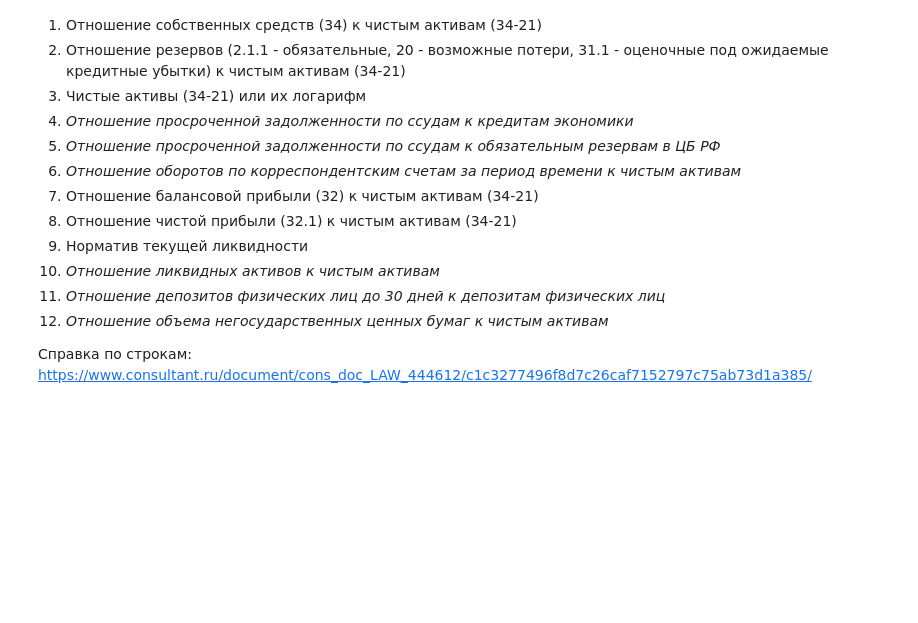
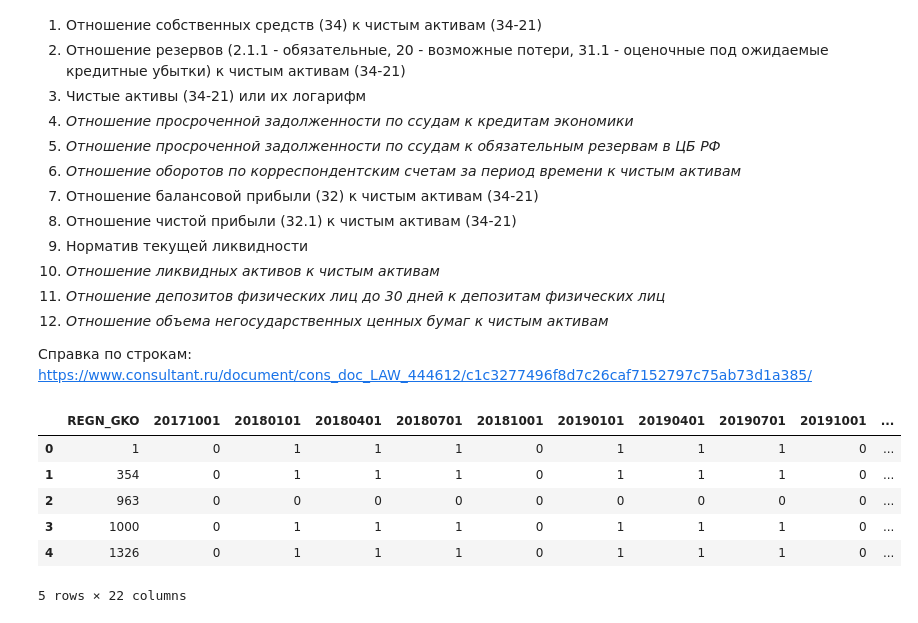
Before and after one commit to evelinakolomoets/irb-scoring, a Jupyter notebook: data_collection.ipynb, the cells around one changed output. Saved outputs shown, nothing was run; the diff lists cells and outputs as text; code cells hidden in the pictures; blank space fills up the shorter version.

Commit message:
add szko & head offices

```diff
--- a/data_collection.ipynb
+++ b/data_collection.ipynb
@@ -440,3 +448,15 @@ X9 = liquidity_norm
 # X10
 # X11
 # X12
+# %%
+szko_df = pd.read_csv('data/szko.csv', sep=';', index_col=0, dtype='str')#.iloc[:, :22]
+
+szko_df.head()
+# %% [output]
+|  | REGN_GKO | 20171001 | 20180101 | 20180401 | 20180701 | 20181001 | 20190101 | 20190401 | 20190701 | 20191001 | ... |
+| 0 | 1 | 0 | 1 | 1 | 1 | 0 | 1 | 1 | 1 | 0 | ... |
+| 1 | 354 | 0 | 1 | 1 | 1 | 0 | 1 | 1 | 1 | 0 | ... |
+| 2 | 963 | 0 | 0 | 0 | 0 | 0 | 0 | 0 | 0 | 0 | ... |
+| 3 | 1000 | 0 | 1 | 1 | 1 | 0 | 1 | 1 | 1 | 0 | ... |
+| 4 | 1326 | 0 | 1 | 1 | 1 | 0 | 1 | 1 | 1 | 0 | ... |
+5 rows × 22 columns
```
Also changed, not shown: parts of 6 cells of this notebook, 3 other files.
